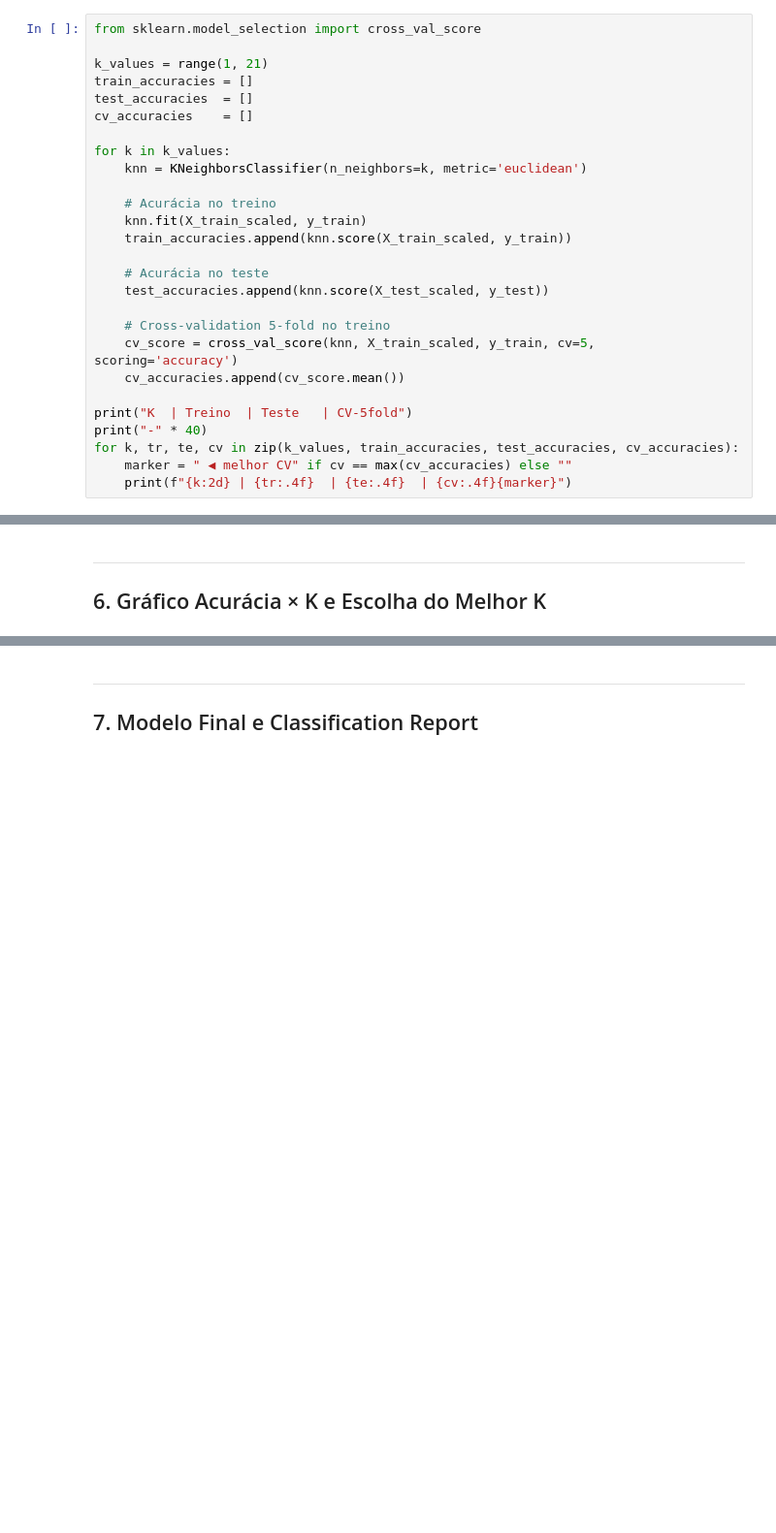
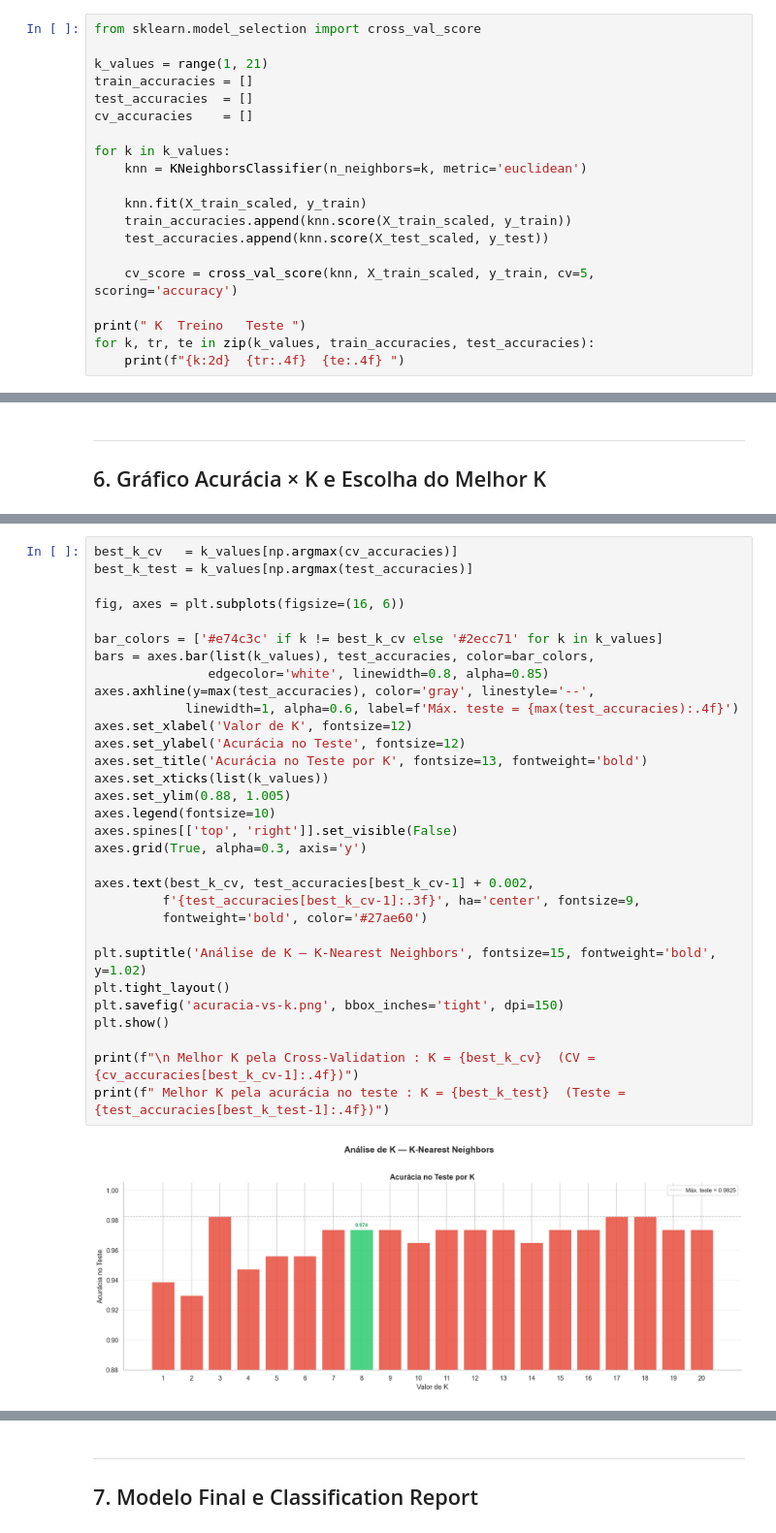
Before and after one commit to rafdavis/AM-ATV2, a Jupyter notebook: knn_breast_cancer.ipynb, the cells around one changed output, grey strips where cells are left out. Shown at 97% size. Saved outputs shown, nothing was run; the diff lists cells and outputs as text; blank space fills up the shorter version.

```diff
--- a/knn_breast_cancer.ipynb
+++ b/knn_breast_cancer.ipynb
@@ -223,19 +125,12 @@ cv_accuracies    = []
 for k in k_values:
     knn = KNeighborsClassifier(n_neighbors=k, metric='euclidean')
 
-    # Acurácia no treino
     knn.fit(X_train_scaled, y_train)
     train_accuracies.append(knn.score(X_train_scaled, y_train))
-
-    # Acurácia no teste
     test_accuracies.append(knn.score(X_test_scaled, y_test))
 
-    # Cross-validation 5-fold no treino
     cv_score = cross_val_score(knn, X_train_scaled, y_train, cv=5, scoring='accuracy')
-    cv_accuracies.append(cv_score.mean())
 
-print("K  | Treino  | Teste   | CV-5fold")
-print("-" * 40)
-for k, tr, te, cv in zip(k_values, train_accuracies, test_accuracies, cv_accuracies):
-    marker = " ◀ melhor CV" if cv == max(cv_accuracies) else ""
-    print(f"{k:2d} | {tr:.4f}  | {te:.4f}  | {cv:.4f}{marker}")
+print(" K  Treino   Teste ")
+for k, tr, te in zip(k_values, train_accuracies, test_accuracies):
+    print(f"{k:2d}  {tr:.4f}  {te:.4f} ")
@@ -306,0 +158,33 @@ print(f"   Melhor K pela acurácia no teste : K = {best_k_test}  (Teste = {test_
+# %%
+best_k_cv   = k_values[np.argmax(cv_accuracies)]
+best_k_test = k_values[np.argmax(test_accuracies)]
+
+fig, axes = plt.subplots(figsize=(16, 6))
+
+bar_colors = ['#e74c3c' if k != best_k_cv else '#2ecc71' for k in k_values]
+bars = axes.bar(list(k_values), test_accuracies, color=bar_colors,
+               edgecolor='white', linewidth=0.8, alpha=0.85)
+axes.axhline(y=max(test_accuracies), color='gray', linestyle='--',
+            linewidth=1, alpha=0.6, label=f'Máx. teste = {max(test_accuracies):.4f}')
+axes.set_xlabel('Valor de K', fontsize=12)
+axes.set_ylabel('Acurácia no Teste', fontsize=12)
+axes.set_title('Acurácia no Teste por K', fontsize=13, fontweight='bold')
+axes.set_xticks(list(k_values))
+axes.set_ylim(0.88, 1.005)
+axes.legend(fontsize=10)
+axes.spines[['top', 'right']].set_visible(False)
+axes.grid(True, alpha=0.3, axis='y')
+
+axes.text(best_k_cv, test_accuracies[best_k_cv-1] + 0.002,
+         f'{test_accuracies[best_k_cv-1]:.3f}', ha='center', fontsize=9,
+         fontweight='bold', color='#27ae60')
+
+plt.suptitle('Análise de K — K-Nearest Neighbors', fontsize=15, fontweight='bold', y=1.02)
+plt.tight_layout()
+plt.savefig('acuracia-vs-k.png', bbox_inches='tight', dpi=150)
+plt.show()
+
+print(f"\n Melhor K pela Cross-Validation : K = {best_k_cv}  (CV = {cv_accuracies[best_k_cv-1]:.4f})")
+print(f" Melhor K pela acurácia no teste : K = {best_k_test}  (Teste = {test_accuracies[best_k_test-1]:.4f})")
+# %% [output]
+[figure, added]
```
Also changed, not shown: parts of 17 cells of this notebook.
